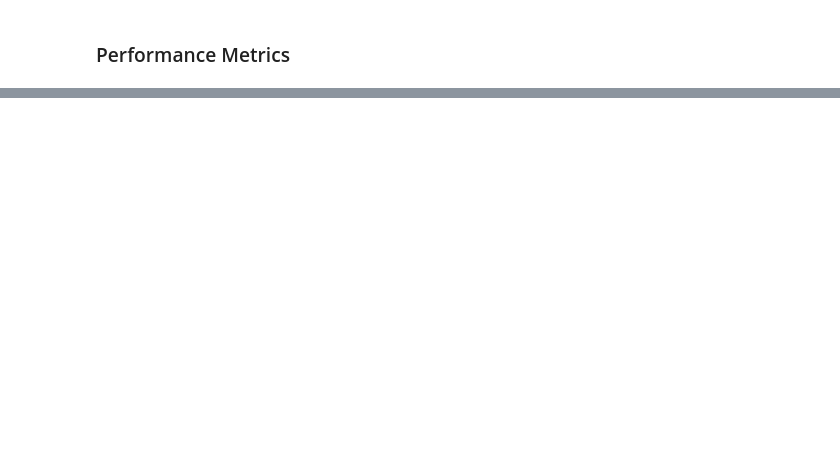
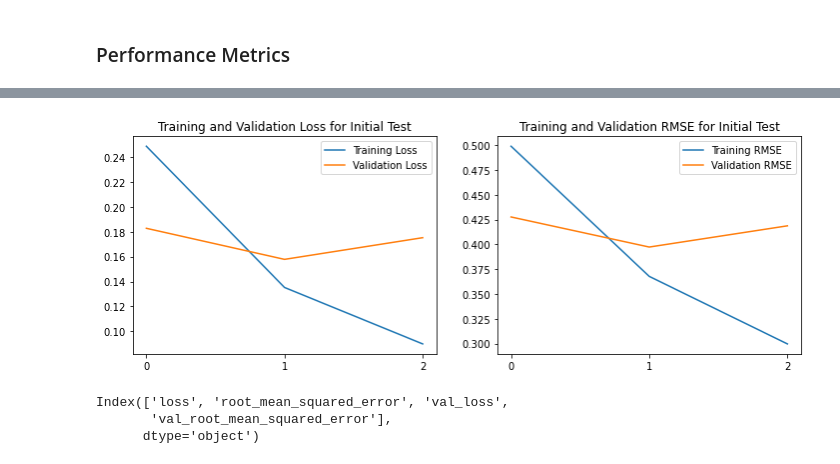
Before and after one commit to djs21905/nucapstone, a Jupyter notebook: modeling/04_modeling.ipynb, the cells around one changed output, grey strips where cells are left out. Drawn from its saved outputs; the diff is of its cells as text; code cells hidden in the pictures; blank space fills up the shorter version.

```diff
--- a/modeling/04_modeling.ipynb
+++ b/modeling/04_modeling.ipynb
@@ -233,5 +233,5 @@ outputs = layers.Dense(1, activation = "tanh")(model) # Review
 transformer = keras.Model(inputs=inputs, outputs=outputs, name=model_name)
 transformer.compile(optimizer = 'adam',
                     loss = 'mean_squared_error',
-                    metrics  = [tf.keras.metrics.MeanSquaredError()])
+                    metrics  = [tf.keras.metrics.RootMeanSquaredError()])
 # %% [markdown]
@@ -299,0 +272,28 @@ for col in text_cols:
+# %%
+def plot_performance(model_history,name,folder):
+    losses = model_history['loss']
+    accs = model_history['root_mean_squared_error']
+    val_losses = model_history['val_loss']
+    val_accs = model_history['val_root_mean_squared_error']
+    epochs = len(model_history)
+    plt.figure(figsize=(12, 4))
+    for i, metrics in enumerate(zip([losses, accs], [val_losses, val_accs], ['Loss', 'RMSE'])):
+        plt.subplot(1, 2, i + 1)
+        plt.plot(range(epochs), metrics[0], label='Training {}'.format(metrics[2]))
+        plt.plot(range(epochs), metrics[1], label='Validation {}'.format(metrics[2]))
+        plt.xticks(np.arange(0,epochs,1.0))
+        plt.title('Training and Validation '+ metrics[2] + " for " + name)
+        plt.legend()
+    fn = os.path.join(folder,name+"_RMSE_Loss.png")
+    plt.savefig(fn)
+    plt.show()
+# %%
+plot_performance(model_history['history'],"Initial Test",images_folder)
+# %% [output]
+[figure, added]
+# %%
+model_history['history'].keys()
+# %% [output]
+Index(['loss', 'root_mean_squared_error', 'val_loss',
+       'val_root_mean_squared_error'],
+      dtype='object')
```
Also changed, not shown: parts of 7 cells of this notebook, 5 other files.
